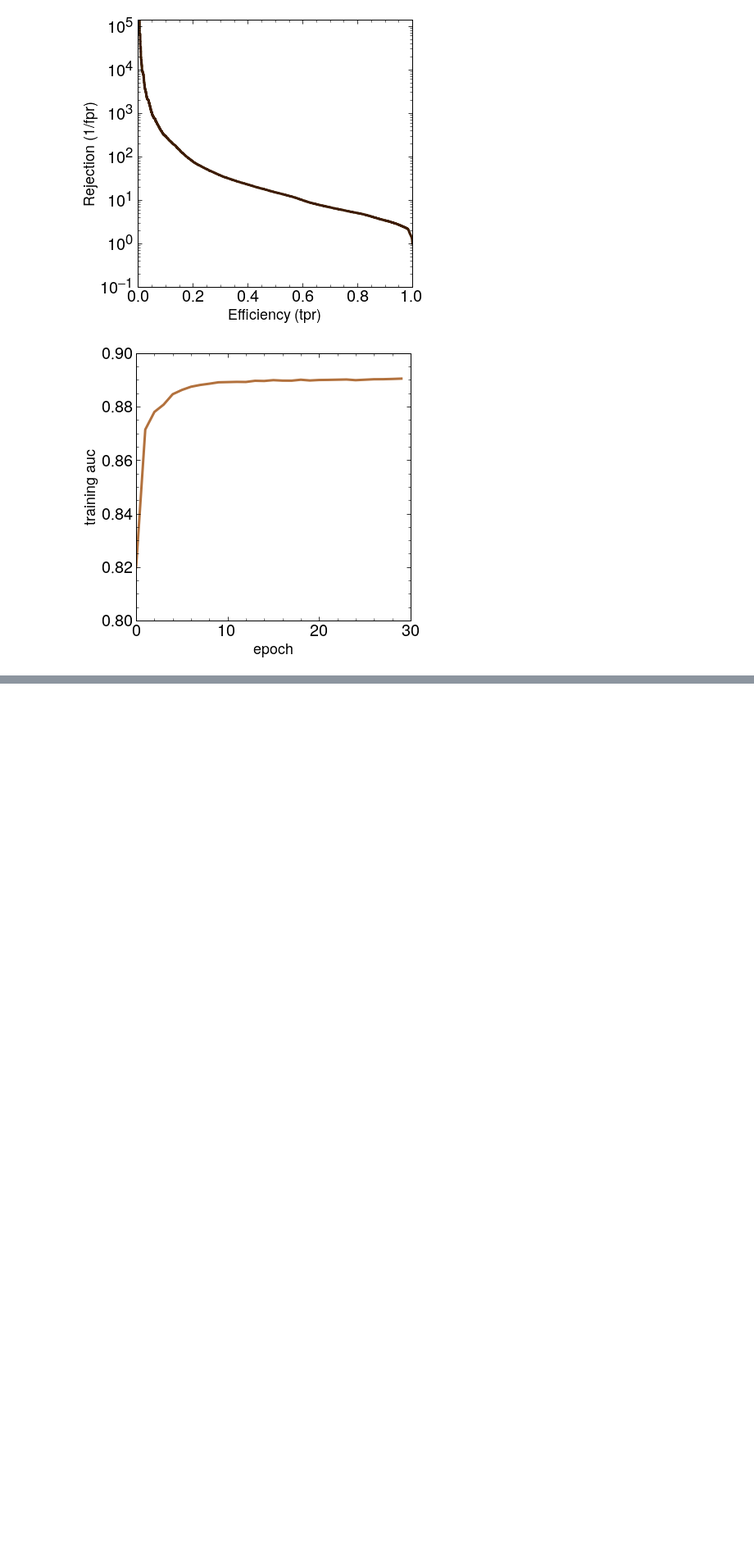
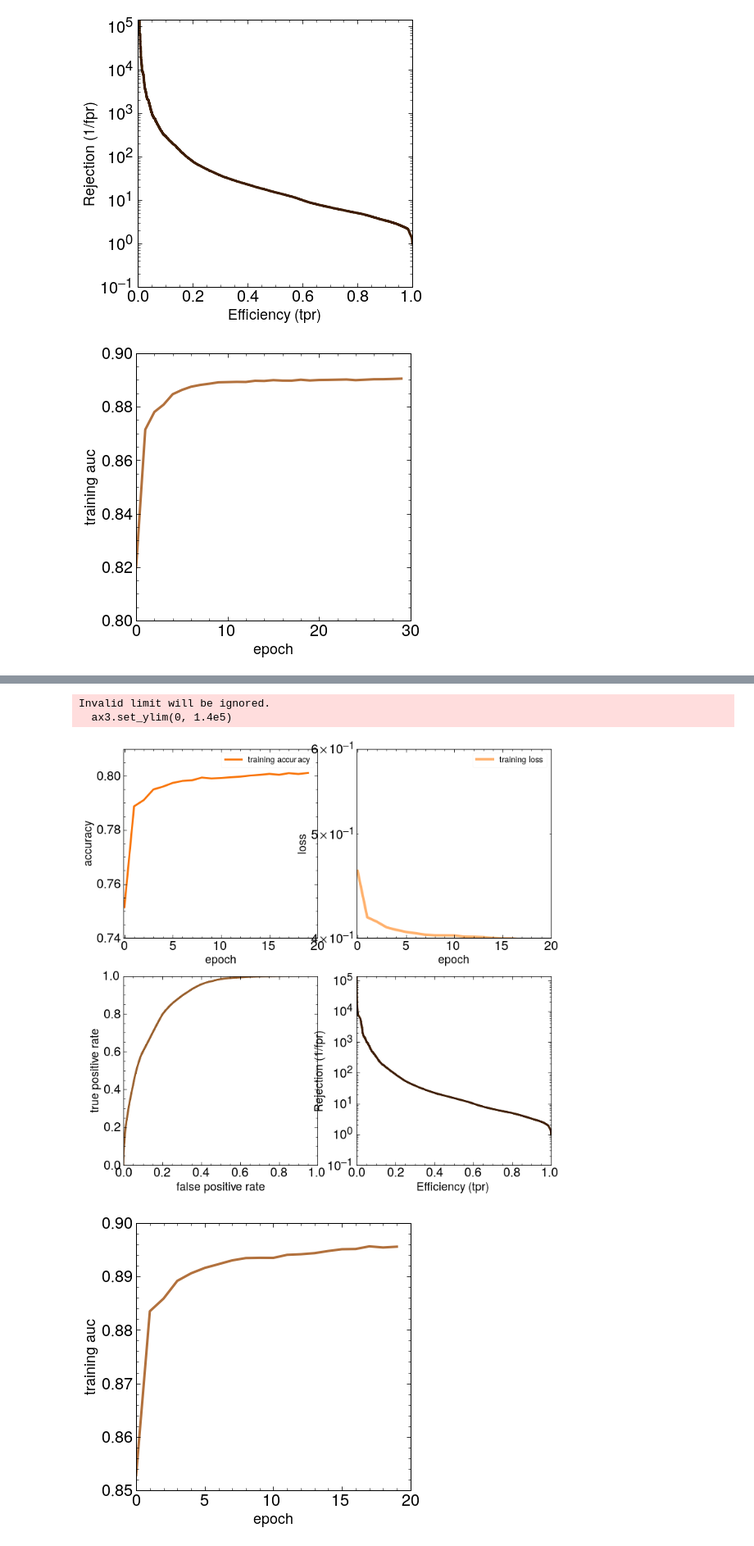
Before and after one commit to KaelaDouglas/LCStudies, a Jupyter notebook: clusters/Week2_goodcopy.ipynb, the cells around one changed output, grey strips where cells are left out. Shown at 82% size. Drawn from its saved outputs; the diff is of its cells as text; code cells hidden in the pictures; blank space fills up the shorter version.

```diff
--- a/clusters/Week2_goodcopy.ipynb
+++ b/clusters/Week2_goodcopy.ipynb
@@ -219,0 +253,7 @@ Rejection at 95% efficiency: 2.696747894094624
+# %%
+#try 3: dens, depth, E, 10 layers x 100 nodes, 20 epochs, don't rerun
+
+hist3, FPR3, TPR3, AUC3 = simple_pi_NN(ppdatlist, p0datlist, epochs=20)
+
+metrics_and_plots(hist3, FPR3, TPR3, AUC3)
+# %% [output]
@@ -219,0 +277,4 @@ Rejection at 95% efficiency: 2.696747894094624
+Invalid limit will be ignored.
+  ax3.set_ylim(0, 1.4e5)
+[figure, added]
+[figure, added]
```
Also changed, not shown: parts of 14 cells of this notebook, 10 other files.
